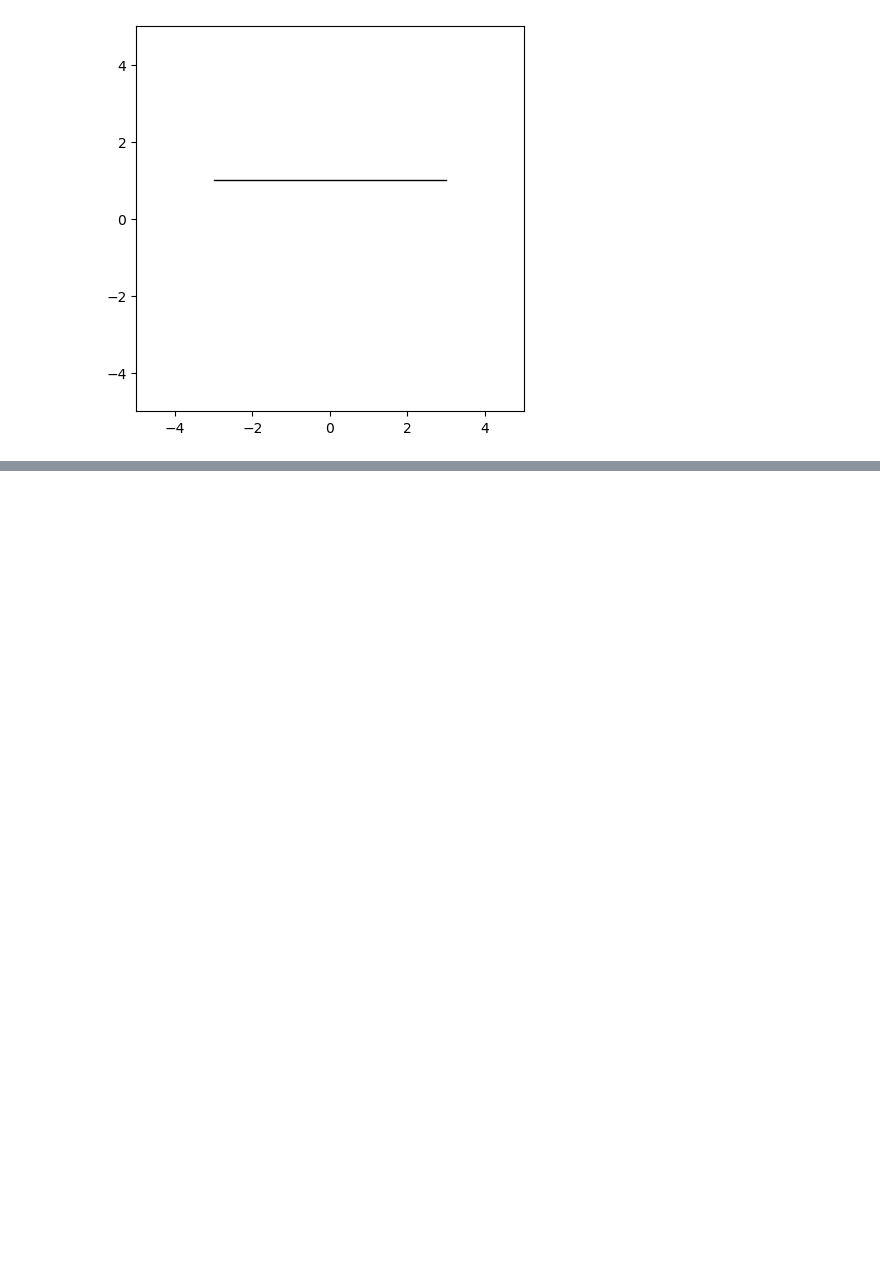
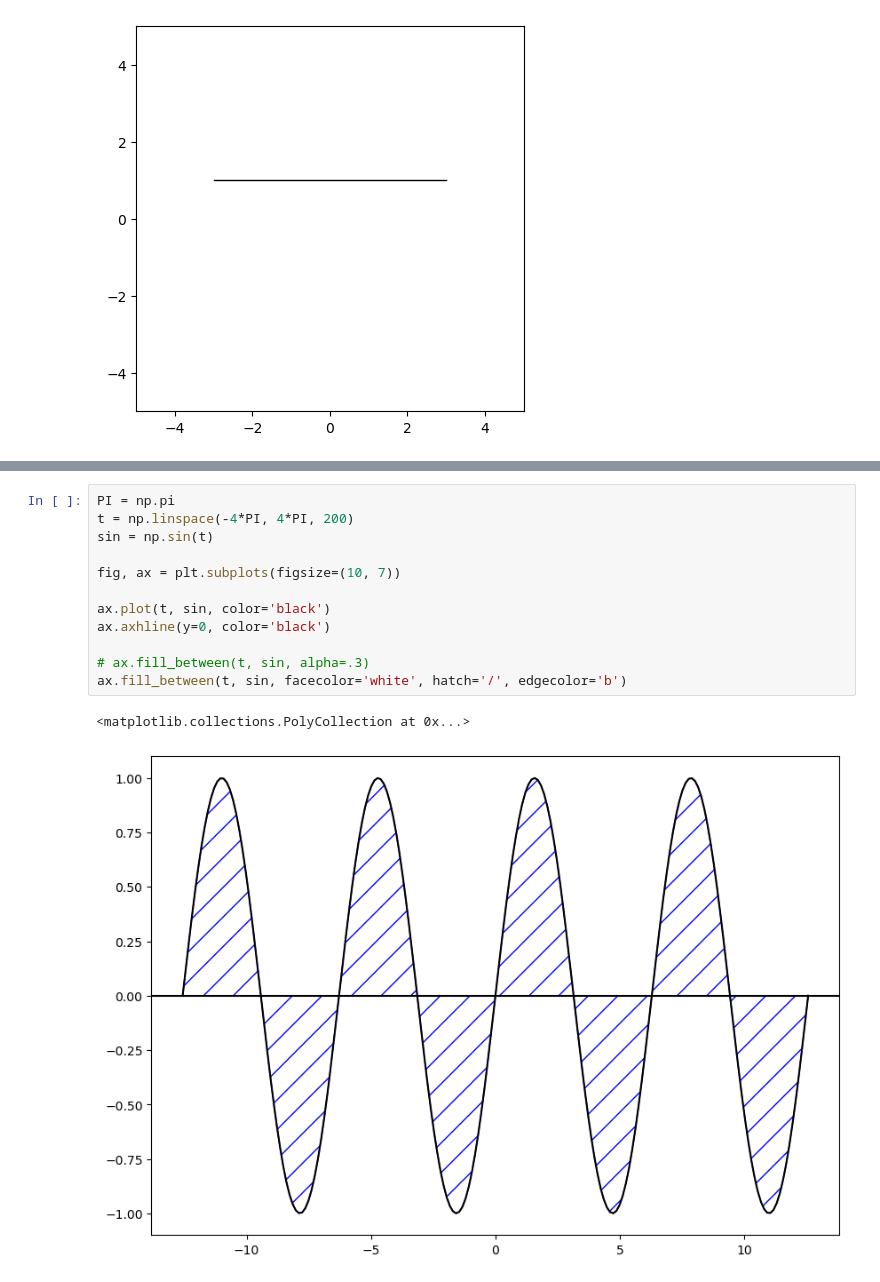
Before and after one commit to scarypillowz/Matplotlib, a Jupyter notebook: graph(1) line plot.ipynb, the cells around one changed output, grey strips where cells are left out. Saved outputs shown, nothing was run; the diff lists cells and outputs as text; blank space fills up the shorter version.

Commit message:
line plot(4) line filling

```diff
--- a/graph(1) line plot.ipynb
+++ b/graph(1) line plot.ipynb
@@ -421,0 +432,15 @@ ax.plot(x_data + 2, 'v', markersize=10)
+# %%
+PI = np.pi
+t = np.linspace(-4*PI, 4*PI, 200)
+sin = np.sin(t)
+
+fig, ax = plt.subplots(figsize=(10, 7))
+
+ax.plot(t, sin, color='black')
+ax.axhline(y=0, color='black')
+
+# ax.fill_between(t, sin, alpha=.3)
+ax.fill_between(t, sin, facecolor='white', hatch='/', edgecolor='b')
+# %% [output]
+<matplotlib.collections.PolyCollection at 0x...>
+[figure, added]
```
Also changed, not shown: parts of 31 cells of this notebook.
